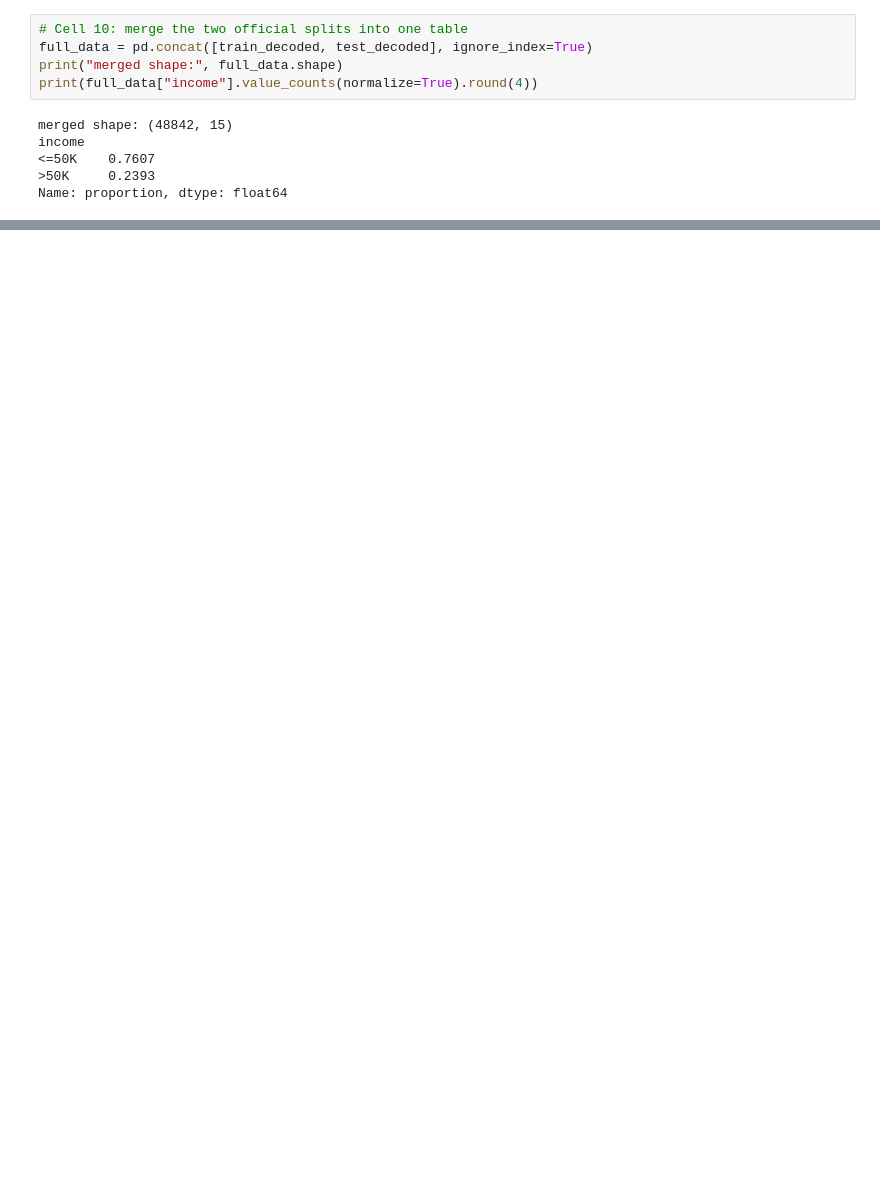
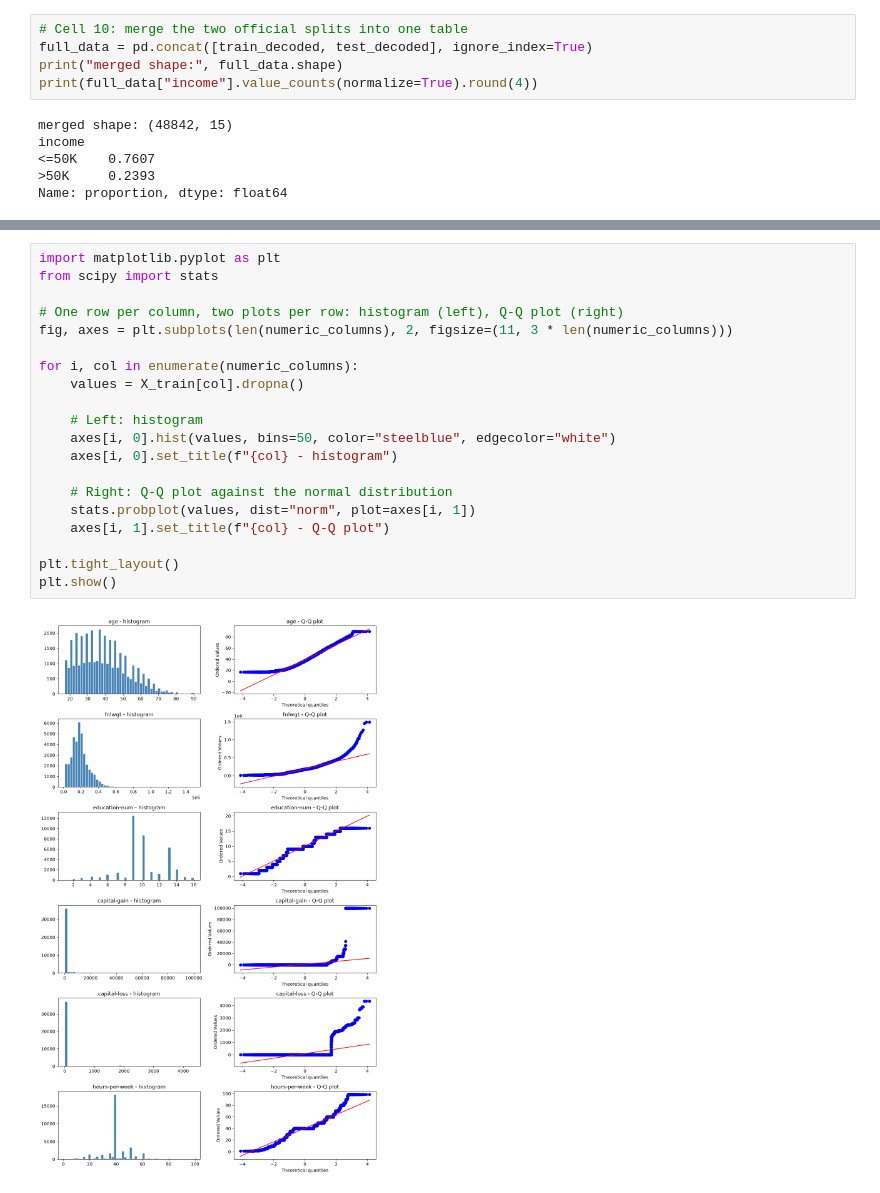
Before and after one commit to TheBrilliantCoder/24127441, a Jupyter notebook: book/01_EDA_tabular.ipynb, the cells around one changed output, grey strips where cells are left out. Drawn from its saved outputs; the diff is of its cells as text; blank space fills up the shorter version.

```diff
--- a/book/01_EDA_tabular.ipynb
+++ b/book/01_EDA_tabular.ipynb
@@ -254,3 +258,25 @@ education-num   39073   1051.850376  3.922771e-229  -0.327093      False
 capital-gain    39073  66917.958926   0.000000e+00  12.233423      False
 capital-loss    39073  35187.884948   0.000000e+00   4.595461      False
 hours-per-week  39073   3026.330895   0.000000e+00   0.231421      False
+# %%
+import matplotlib.pyplot as plt
+from scipy import stats
+
+# One row per column, two plots per row: histogram (left), Q-Q plot (right)
+fig, axes = plt.subplots(len(numeric_columns), 2, figsize=(11, 3 * len(numeric_columns)))
+
+for i, col in enumerate(numeric_columns):
+    values = X_train[col].dropna()
+
+    # Left: histogram
+    axes[i, 0].hist(values, bins=50, color="steelblue", edgecolor="white")
+    axes[i, 0].set_title(f"{col} - histogram")
+
+    # Right: Q-Q plot against the normal distribution
+    stats.probplot(values, dist="norm", plot=axes[i, 1])
+    axes[i, 1].set_title(f"{col} - Q-Q plot")
+
+plt.tight_layout()
+plt.show()
+# %% [output]
+[figure, added]
```
Also changed, not shown: parts of 17 cells of this notebook.
